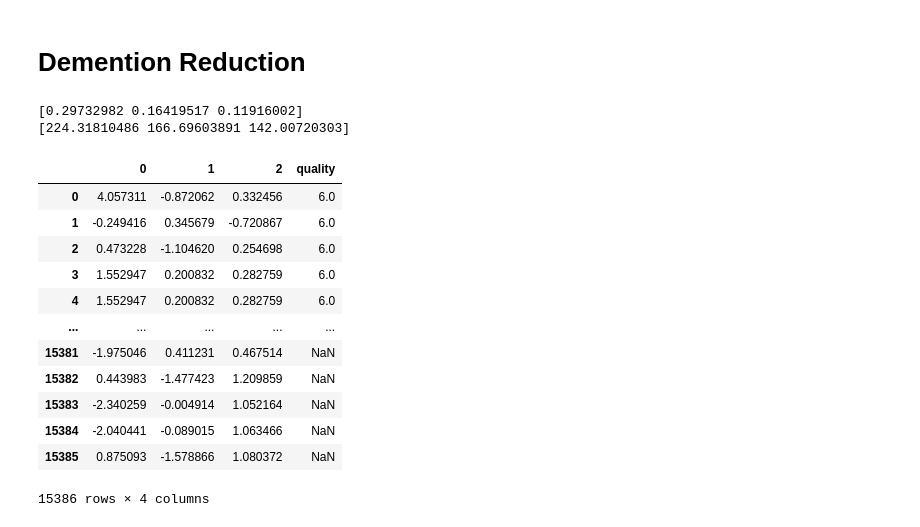
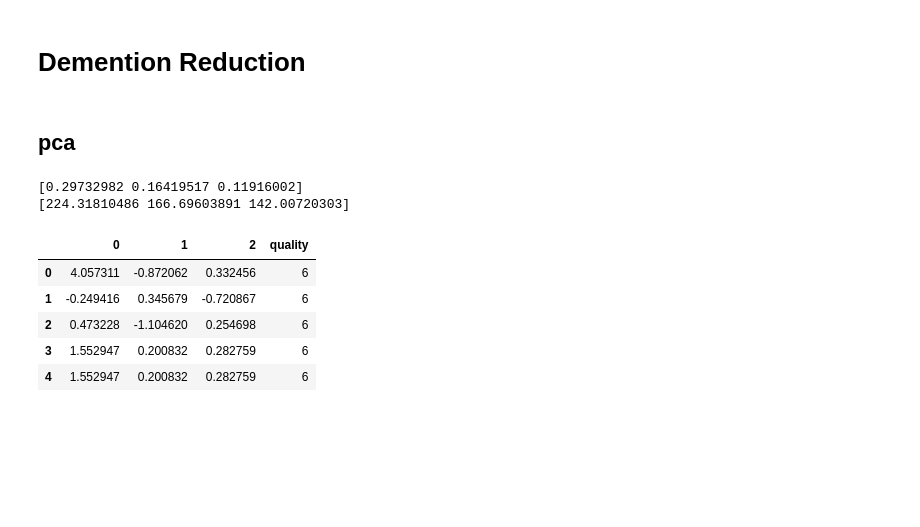
Before and after one commit to netanelGinish/AI_Introduction, a Jupyter notebook: Wine_Project .ipynb, the cells around one changed output. Saved outputs shown, nothing was run; the diff lists cells and outputs as text; code cells hidden in the pictures; blank space fills up the shorter version.

```diff
--- a/Wine_Project .ipynb
+++ b/Wine_Project .ipynb
@@ -429,3 +486,5 @@ cluster_score(KM_score_dict,kn_pred,y_test)
+# %% [markdown]
+## pca
 # %%
 from sklearn.decomposition import PCA
 pca = PCA(n_components=3)
@@ -439,23 +498,16 @@ print(pca.singular_values_)
 [224.31810486 166.69603891 142.00720303]
 # %%
 pca_df = pd.DataFrame(pca.transform(normalized_X))
-pca_df['quality'] = y
+pca_df['quality'] = oversampled_Y
 # %%
-pca_df
+pca_df.head()
 # %% [output]
 |  | 0 | 1 | 2 | quality |
-| 0 | 4.057311 | -0.872062 | 0.332456 | 6.0 |
-| 1 | -0.249416 | 0.345679 | -0.720867 | 6.0 |
-| 2 | 0.473228 | -1.104620 | 0.254698 | 6.0 |
-| 3 | 1.552947 | 0.200832 | 0.282759 | 6.0 |
-| 4 | 1.552947 | 0.200832 | 0.282759 | 6.0 |
-| ... | ... | ... | ... | ... |
-| 15381 | -1.975046 | 0.411231 | 0.467514 | NaN |
-| 15382 | 0.443983 | -1.477423 | 1.209859 | NaN |
-| 15383 | -2.340259 | -0.004914 | 1.052164 | NaN |
-| 15384 | -2.040441 | -0.089015 | 1.063466 | NaN |
-| 15385 | 0.875093 | -1.578866 | 1.080372 | NaN |
+| 0 | 4.057311 | -0.872062 | 0.332456 | 6 |
+| 1 | -0.249416 | 0.345679 | -0.720867 | 6 |
+| 2 | 0.473228 | -1.104620 | 0.254698 | 6 |
+| 3 | 1.552947 | 0.200832 | 0.282759 | 6 |
+| 4 | 1.552947 | 0.200832 | 0.282759 | 6 |
-15386 rows × 4 columns
 # %%
 import seaborn as sns
 sns.set(rc={'figure.figsize':(10,8)})
```
Also changed, not shown: parts of 36 cells of this notebook.
